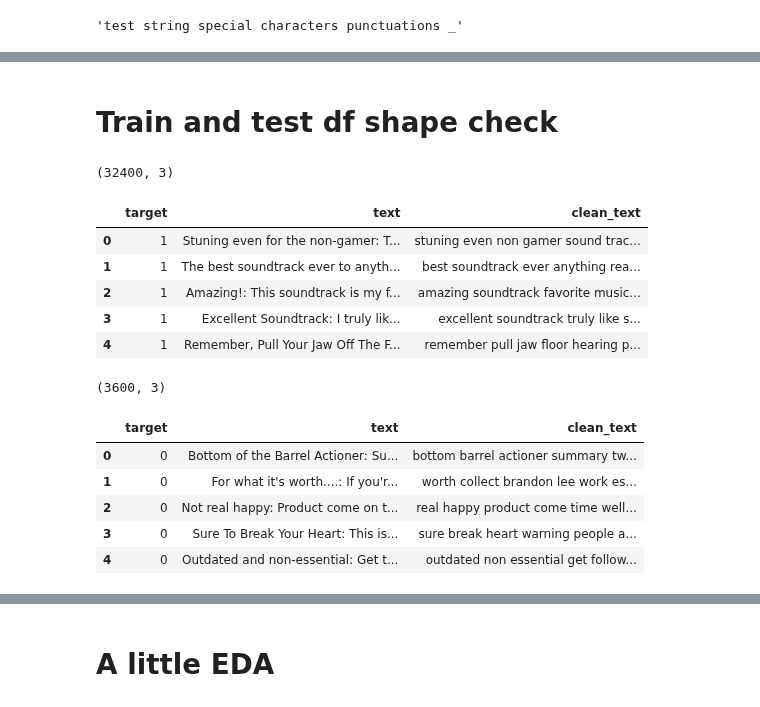
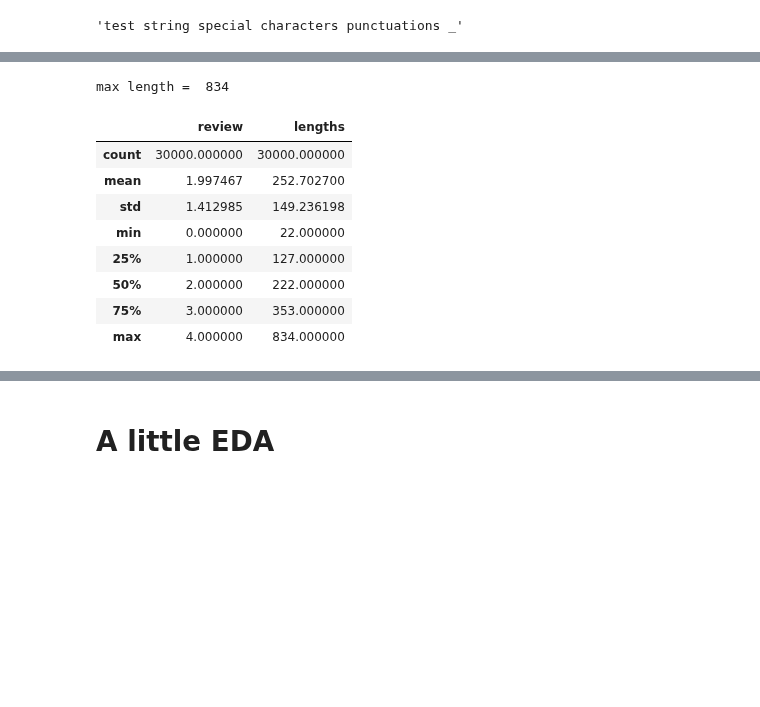
Before and after one commit to jameskn30/NLP_RNN, a Jupyter notebook: UB DL/final/process_amazon_full.ipynb, the cells around one changed output, grey strips where cells are left out. Saved outputs shown, nothing was run; the diff lists cells and outputs as text; code cells hidden in the pictures; blank space fills up the shorter version.

```diff
--- a/UB DL/final/process_amazon_full.ipynb
+++ b/UB DL/final/process_amazon_full.ipynb
@@ -154,34 +202,3 @@ test_string = '''This is a test string. Here are some special characters: &,#,$.
 clean_text(test_string)
 # %% [output]
 'test string special characters punctuations _'
-# %%
-def convert_to_df(array):
-    X_array = []
-    y_array = []
-    cleaned_X_array = []
-
-    for line in tqdm(array):
-        parts = line.split(' ')
-        label = parts[0]
-        feature = ' '.join(parts[1:])
-
-        # X_array.append(feature)
-        X_array.append(clean_text(feature))
-        y_array.append( 0 if label == '__label__1' else 1)
-
-
-    # df = pd.DataFrame({'target':y_array, 'text':X_array, 'clean_text': cleaned_X_array})
-    df = pd.DataFrame({'target':y_array, 'clean_text': X_array})
-    return df
-
-train_df = convert_to_df(train_array)
-test_df = convert_to_df(test_array)
-train_df.to_csv(sample_train_df_path, index=False)
-test_df.to_csv(sample_test_df_path, index=False)
-
-print('train df = ', train_df.shape)
-print('test df = ', test_df.shape)
-print('train df label counts ')
-print(train_df['target'].value_counts())
-print('test df label counts ')
-print(test_df['target'].value_counts())
@@ -222,24 +205,20 @@ test_df.drop('text', axis = 1)
-# %% [markdown]
-# Train and test df shape check
-# %%
-print(train_df.shape)
-train_df.head()
-# %% [output]
-(32400, 3)
-|  | target | text | clean_text |
-| 0 | 1 | Stuning even for the non-gamer: T... | stuning even non gamer sound trac... |
-| 1 | 1 | The best soundtrack ever to anyth... | best soundtrack ever anything rea... |
-| 2 | 1 | Amazing!: This soundtrack is my f... | amazing soundtrack favorite music... |
-| 3 | 1 | Excellent Soundtrack: I truly lik... | excellent soundtrack truly like s... |
-| 4 | 1 | Remember, Pull Your Jaw Off The F... | remember pull jaw floor hearing p... |
-# %%
-print(test_df.shape)
-test_df.head()
-# %% [output]
-(3600, 3)
-|  | target | text | clean_text |
-| 0 | 0 | Bottom of the Barrel Actioner: Su... | bottom barrel actioner summary tw... |
-| 1 | 0 | For what it's worth....: If you'r... | worth collect brandon lee work es... |
-| 2 | 0 | Not real happy: Product come on t... | real happy product come time well... |
-| 3 | 0 | Sure To Break Your Heart: This is... | sure break heart warning people a... |
-| 4 | 0 | Outdated and non-essential: Get t... | outdated non essential get follow... |
+# %%
+eda_df = train_df.copy()
+eda_df['text'] = eda_df['text'].apply(lambda s: clean_text(s))
+eda_df['lengths'] = eda_df['text'].apply(lambda s: len(s))
+MAX_LENGTH = eda_df['lengths'].max()
+print('max length = ', MAX_LENGTH)
+
+# Stats
+eda_df.describe()
+# %% [output]
+max length =  834
+|  | review | lengths |
+| count | 30000.000000 | 30000.000000 |
+| mean | 1.997467 | 252.702700 |
+| std | 1.412985 | 149.236198 |
+| min | 0.000000 | 22.000000 |
+| 25% | 1.000000 | 127.000000 |
+| 50% | 2.000000 | 222.000000 |
+| 75% | 3.000000 | 353.000000 |
+| max | 4.000000 | 834.000000 |
```
Also changed, not shown: parts of 19 cells of this notebook.
